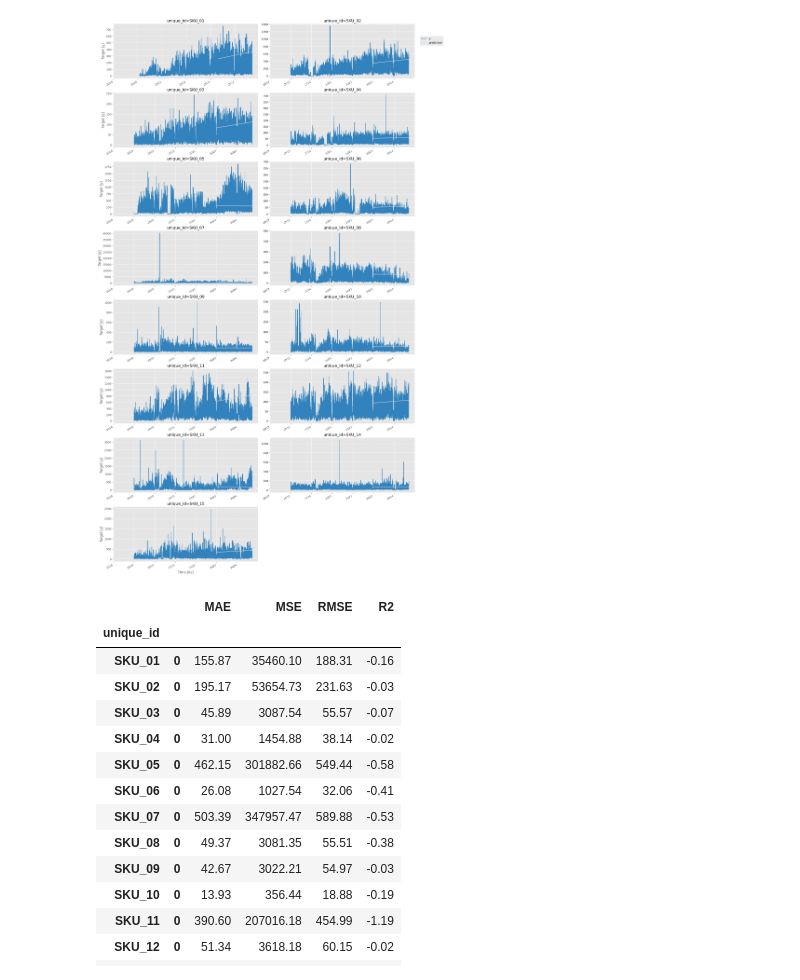
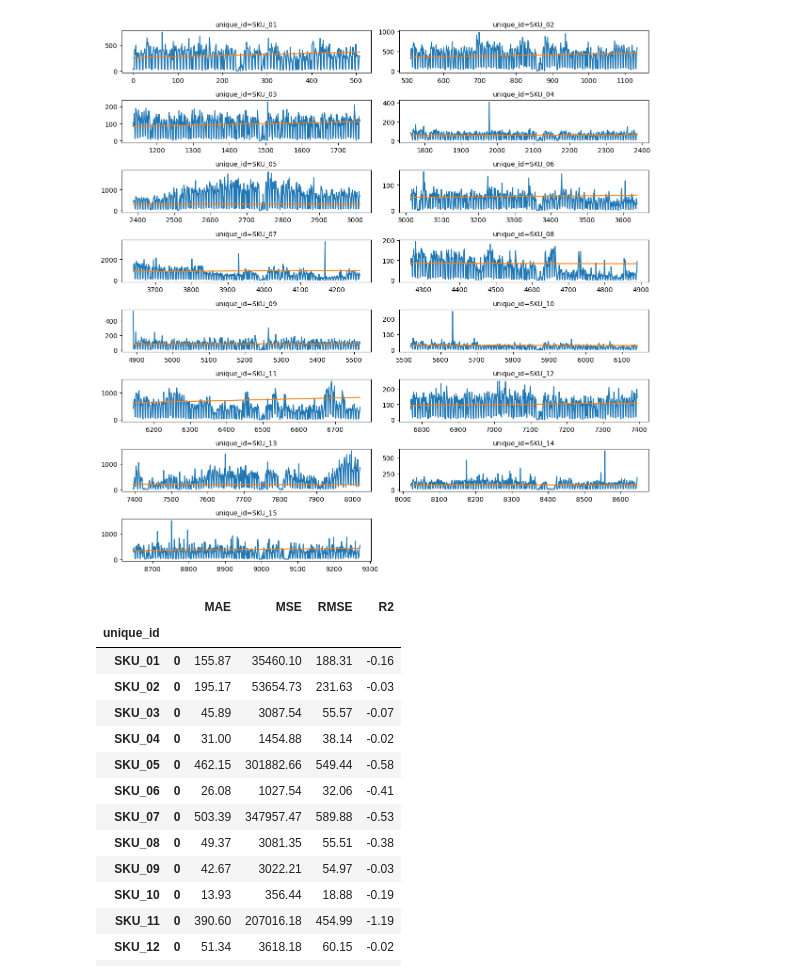
Before and after one commit to getrolucas/PIC10003-2024, a Jupyter notebook: nbs/linear_regression.ipynb, the cells around one changed output. Cells and saved outputs as stored; diff of their text form; code cells hidden in the pictures.

```diff
--- a/nbs/linear_regression.ipynb
+++ b/nbs/linear_regression.ipynb
@@ -53,7 +63,7 @@ def linear_regression(df):
 fcst_df = train_df.groupby("unique_id").apply(linear_regression).reset_index(drop=True)
-# %%
-# plot dos forecasts
-plot_series(df=train_df, forecasts_df=fcst_df, max_ids=15, palette='tab20c')
-# %% [output]
-[figure, removed]
+# %%
+## plot das previsões
+plot_time_series(df=fcst_df, data_cols=['y', 'predicted'], figsize=(12,12))
+# %% [output]
+[figure, added]
 # %%
```
Also changed, not shown: parts of 16 cells of this notebook, 1 other file.
